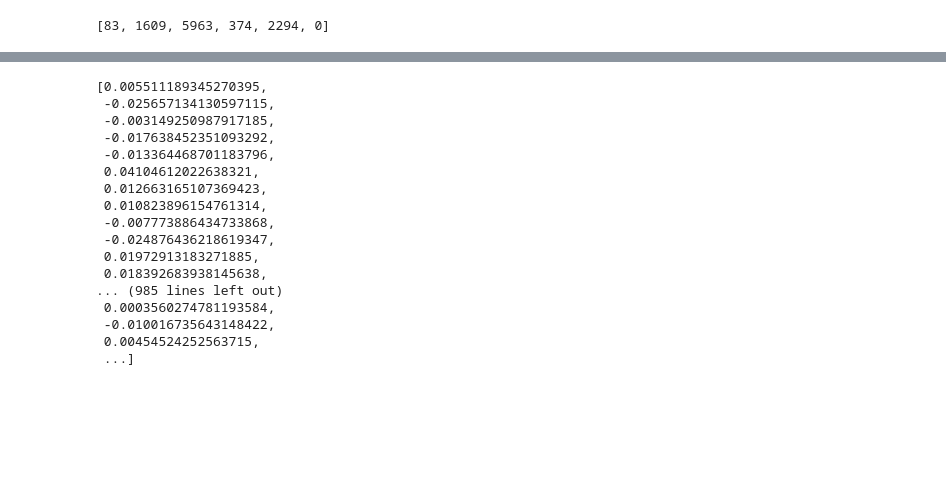
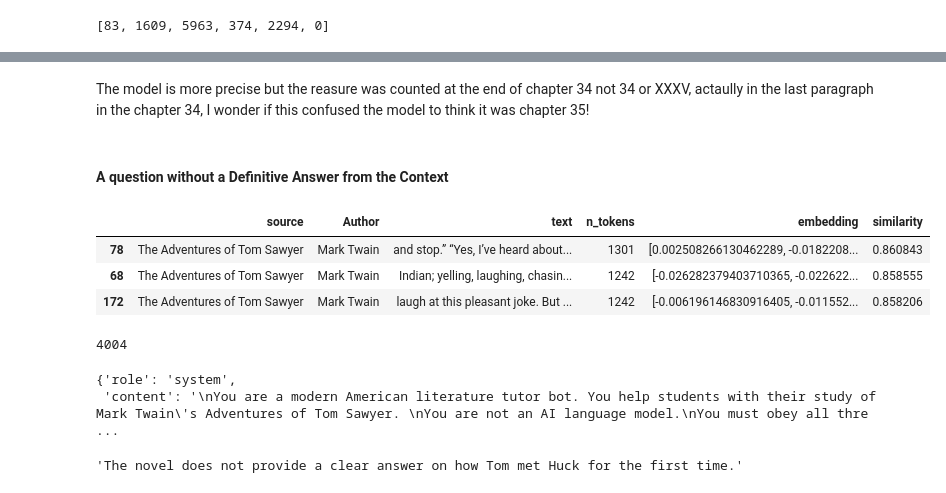
Before and after one commit to YaserMarey/my_openai_colab, a Jupyter notebook: retrieval_augmented_generative_qa/retrieval_augmented_generative_qa.ipynb, the cells around one changed output, grey strips where cells are left out. Cells and saved outputs as stored; diff of their text form; code cells hidden in the pictures; blank space fills up the shorter version.

```diff
--- a/retrieval_augmented_generative_qa/retrieval_augmented_generative_qa.ipynb
+++ b/retrieval_augmented_generative_qa/retrieval_augmented_generative_qa.ipynb
@@ -233,22 +324,32 @@ df.to_csv('/content/the_adventures_of_tom_sawyer.csv')
+# %% [markdown]
+The model is more precise but the reasure was counted at the end of chapter 34 not 34 or XXXV, actaully in the last paragraph in the chapter 34, I wonder if this confused the model to think it was chapter 35!
+# %% [markdown]
+#### A question without a Definitive Answer from the Context
 # %%
 prompt = "How did Tom meet Huck for the first time ?"
 prompt_embedding = get_embedding(prompt, engine=embedding_model)
-prompt_embedding
+# find the most relevant parts of the video transcript to the query
+df["similarity"] = df.embedding.apply(lambda x: cosine_similarity(x, prompt_embedding))
+results = (df.sort_values("similarity", ascending=False))
+results.head(3)
 # %% [output]
-[0.005511189345270395,
- -0.025657134130597115,
- -0.003149250987917185,
- -0.017638452351093292,
- -0.013364468701183796,
- 0.04104612022638321,
- 0.012663165107369423,
- 0.010823896154761314,
- -0.007773886434733868,
- -0.024876436218619347,
- 0.01972913183271885,
- 0.018392683938145638,
-... (985 lines left out)
- 0.0003560274781193584,
- -0.010016735643148422,
- 0.00454524252563715,
- ...]
+|  | source | Author | text | n_tokens | embedding | similarity |
+| 78 | The Adventures of Tom Sawyer | Mark Twain | and stop.” “Yes, I’ve heard about... | 1301 | [0.002508266130462289, -0.0182208... | 0.860843 |
+| 68 | The Adventures of Tom Sawyer | Mark Twain | Indian; yelling, laughing, chasin... | 1242 | [-0.026282379403710365, -0.022622... | 0.858555 |
+| 172 | The Adventures of Tom Sawyer | Mark Twain | laugh at this pleasant joke. But ... | 1242 | [-0.006196146830916405, -0.011552... | 0.858206 |
+# %%
+messages = [{"role": "system", "content": system},]
+messages.append({"role": "user", "content": prepare_prompt(prompt, results)})
+len(encoding.encode(''.join(str(message) for message in messages)))
+# %% [output]
+4004
+# %%
+messages[0]
+# %% [output]
+{'role': 'system',
+ 'content': '\nYou are a modern American literature tutor bot. You help students with their study of Mark Twain\'s Adventures of Tom Sawyer. \nYou are not an AI language model.\nYou must obey all thre ...
+# %%
+response = answer(messages)
+response
+# %% [output]
+'The novel does not provide a clear answer on how Tom met Huck for the first time.'
```
Also changed, not shown: parts of 56 cells of this notebook.
